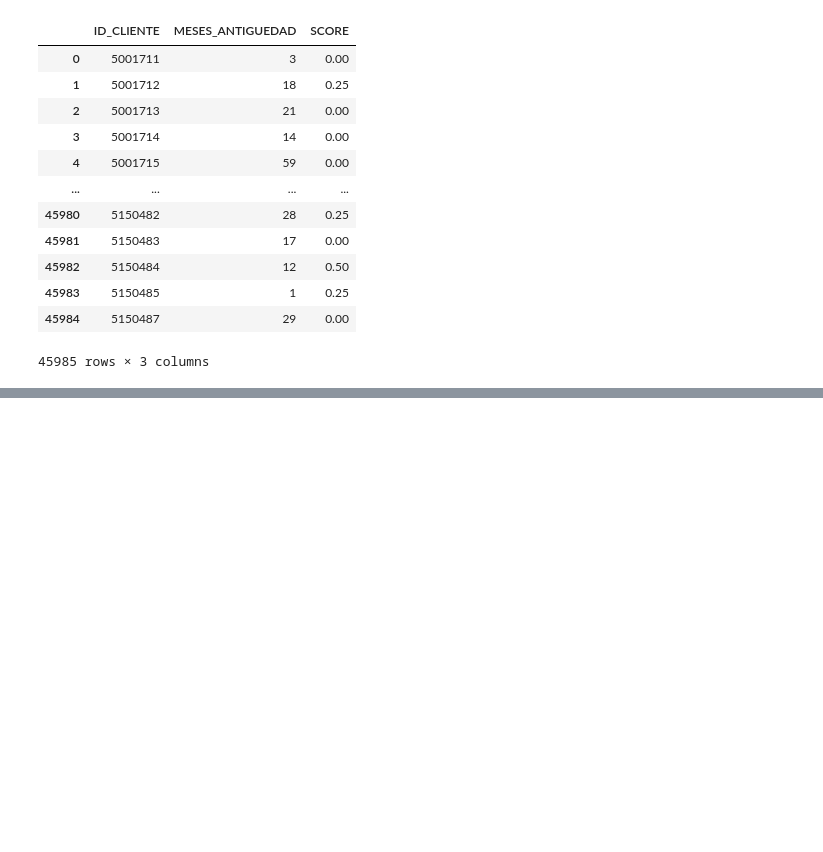
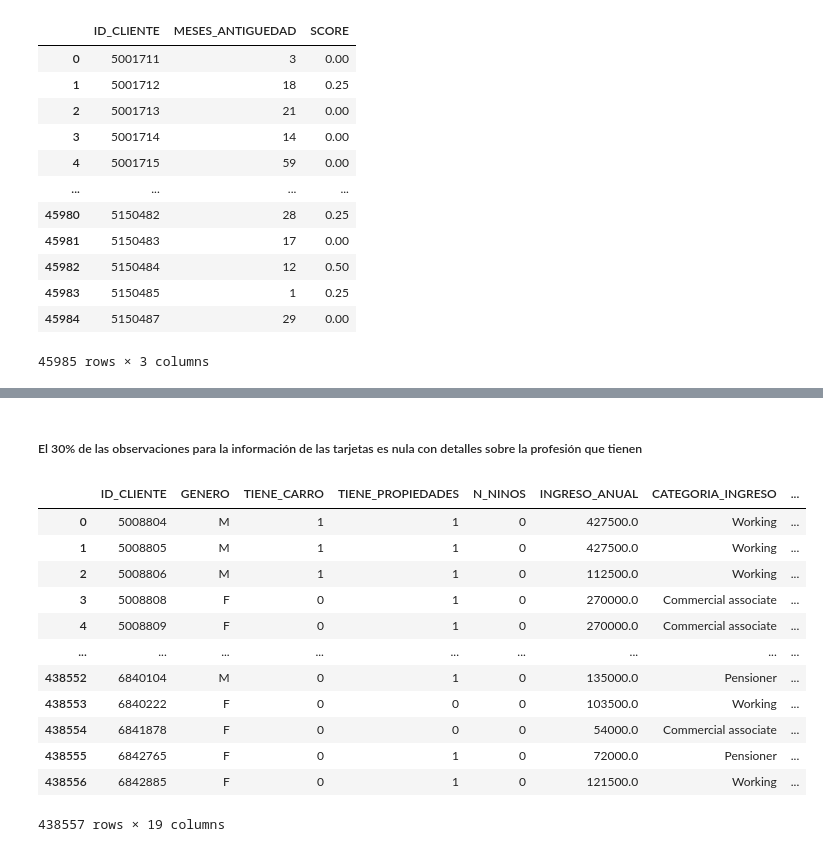
Before and after one commit to ajalca/cbe_customer_classification, a Jupyter notebook: VISA - Grupo 5.ipynb, the cells around one changed output, grey strips where cells are left out. Drawn from its saved outputs; the diff is of its cells as text; code cells hidden in the pictures; blank space fills up the shorter version.

Commit message:
Join de datos y data quality

```diff
--- a/VISA - Grupo 5.ipynb
+++ b/VISA - Grupo 5.ipynb
@@ -168,0 +184,4 @@ Name: count, dtype: int64
+# %%
+#Se crea un nuevo data con las dos columnas solicitadas CLIENTE_ID (ID_CLIENTE) y mal_pagador (TIPO_CLIENTE)
+definicion_df = calificacion_df[["ID_CLIENTE", "TIPO_CLIENTE"]]
+definicion_df
@@ -168,0 +261,19 @@ Name: count, dtype: int64
+# %% [markdown]
+##### El 30% de las observaciones para la información de las tarjetas es nula con detalles sobre la profesión que tienen
+# %%
+unificado_df = informacion_df.merge(definicion_df, how="left", on="ID_CLIENTE")
+unificado_df
+# %% [output]
+|  | ID_CLIENTE | GENERO | TIENE_CARRO | TIENE_PROPIEDADES | N_NINOS | INGRESO_ANUAL | CATEGORIA_INGRESO | ... |
+| 0 | 5008804 | M | 1 | 1 | 0 | 427500.0 | Working | ... |
+| 1 | 5008805 | M | 1 | 1 | 0 | 427500.0 | Working | ... |
+| 2 | 5008806 | M | 1 | 1 | 0 | 112500.0 | Working | ... |
+| 3 | 5008808 | F | 0 | 1 | 0 | 270000.0 | Commercial associate | ... |
+| 4 | 5008809 | F | 0 | 1 | 0 | 270000.0 | Commercial associate | ... |
+| ... | ... | ... | ... | ... | ... | ... | ... | ... |
+| 438552 | 6840104 | M | 0 | 1 | 0 | 135000.0 | Pensioner | ... |
+| 438553 | 6840222 | F | 0 | 0 | 0 | 103500.0 | Working | ... |
+| 438554 | 6841878 | F | 0 | 0 | 0 | 54000.0 | Commercial associate | ... |
+| 438555 | 6842765 | F | 0 | 1 | 0 | 72000.0 | Pensioner | ... |
+| 438556 | 6842885 | F | 0 | 1 | 0 | 121500.0 | Working | ... |
+438557 rows × 19 columns
```
Also changed, not shown: parts of 32 cells of this notebook, 2 other files.
